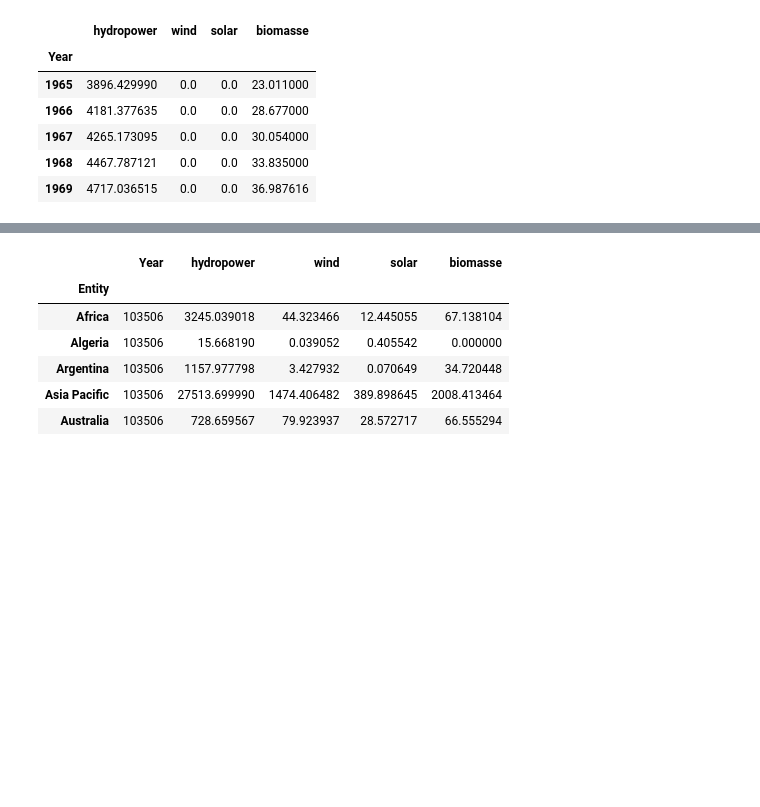
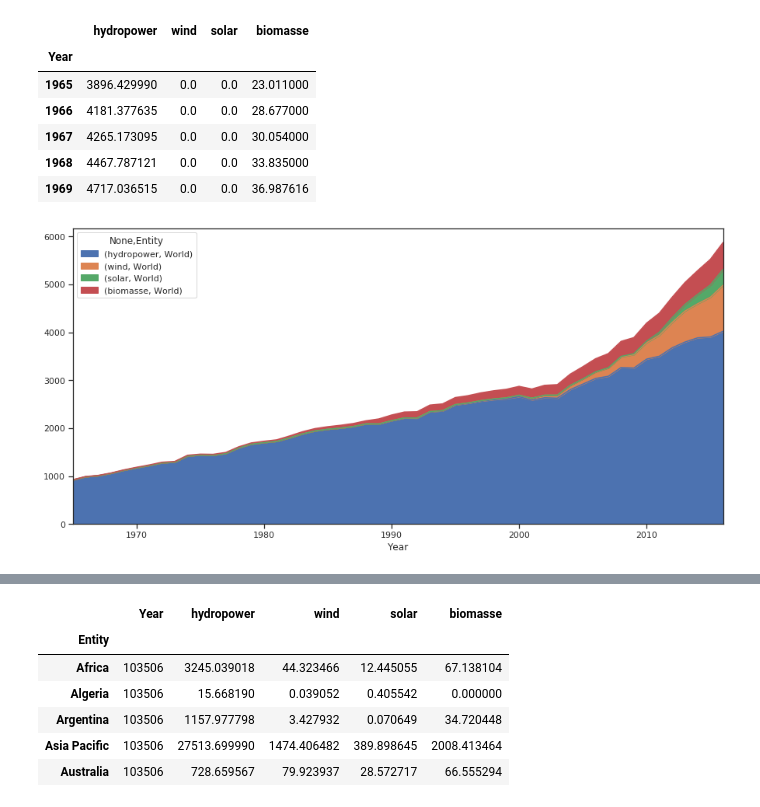
Before and after one commit to aksl20/hackathon-futur-energy, a Jupyter notebook: python/notebook/clean_renew_data.ipynb, the cells around one changed output, grey strips where cells are left out. Cells and saved outputs as stored; diff of their text form; code cells hidden in the pictures; blank space fills up the shorter version.

```diff
--- a/python/notebook/clean_renew_data.ipynb
+++ b/python/notebook/clean_renew_data.ipynb
@@ -75,3 +74,8 @@ data_mrec_clean_year.head()
 | 1967 | 4265.173095 | 0.0 | 0.0 | 30.054000 |
 | 1968 | 4467.787121 | 0.0 | 0.0 | 33.835000 |
 | 1969 | 4717.036515 | 0.0 | 0.0 | 36.987616 |
+# %%
+data_mrec_clean.head()
+ax = data_mrec_clean[data_mrec_clean['Entity'] == "World"].set_index(['Year','Entity']).unstack().plot(y=['hydropower','wind', 'solar', 'biomasse' ] , kind='area')
+# %% [output]
+[figure, added]
```
Also changed, not shown: parts of 20 cells of this notebook.
